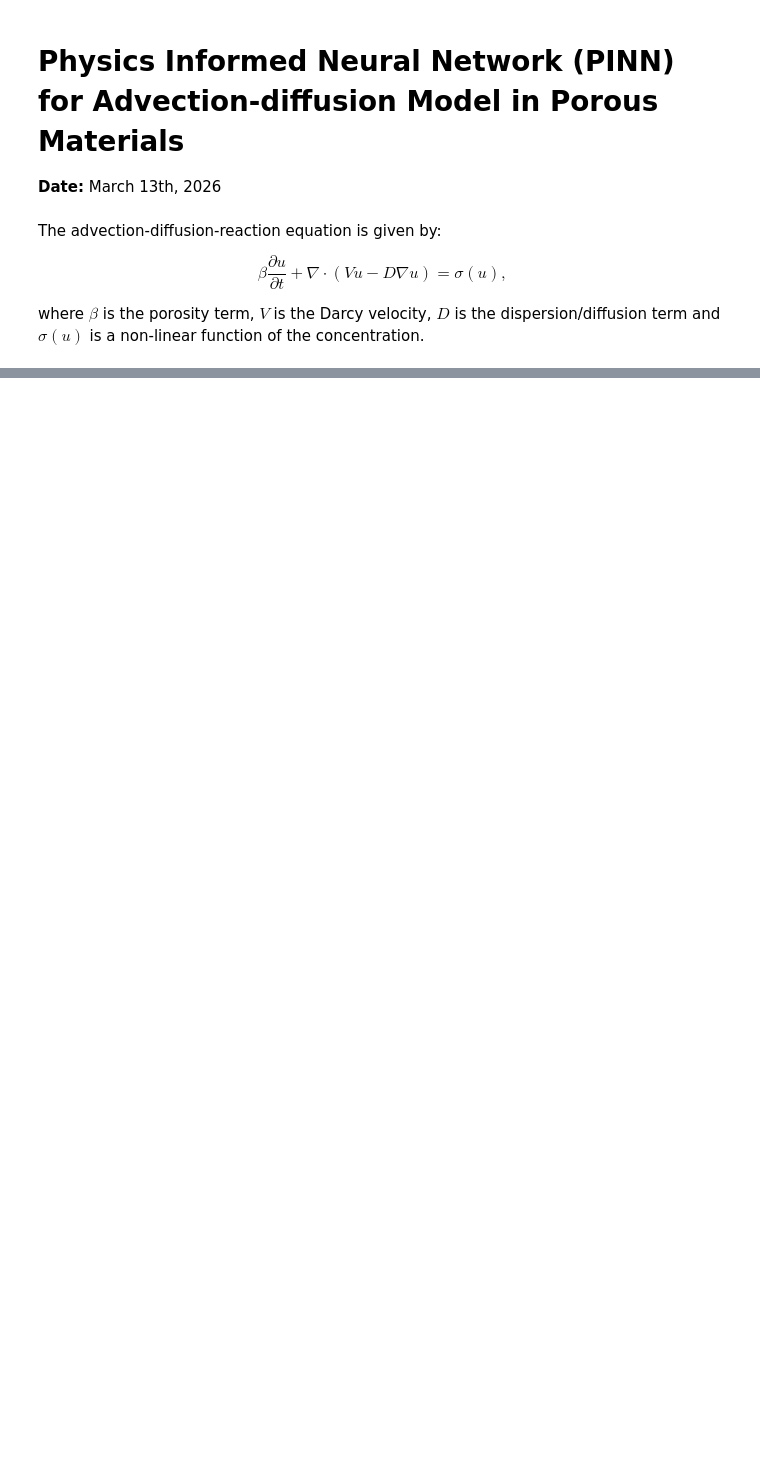
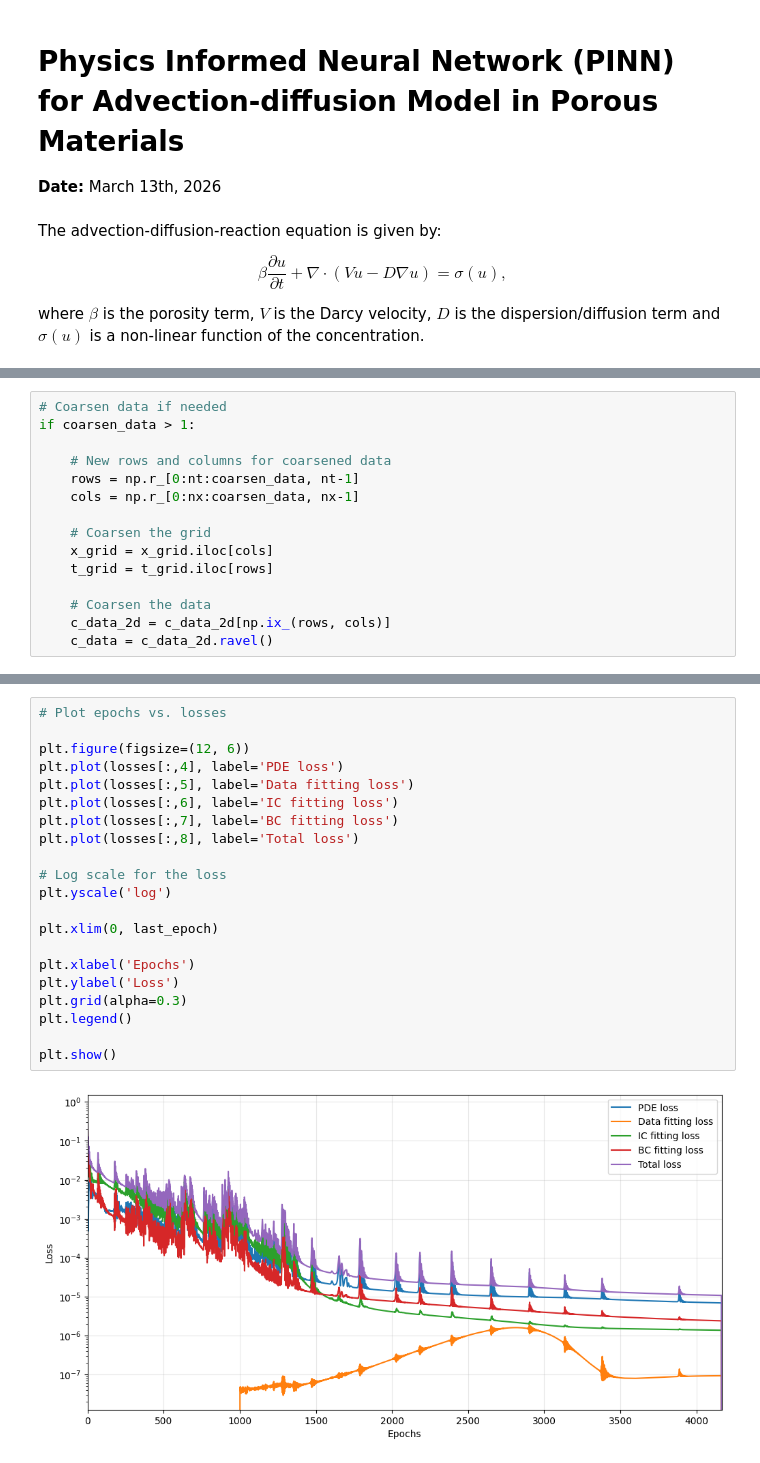
Before and after one commit to alanPalma25/Inverse-PINN-in-Porous-Media, a Jupyter notebook: ad_PINN.ipynb, the cells around one changed output, grey strips where cells are left out. Drawn from its saved outputs; the diff is of its cells as text; blank space fills up the shorter version.

```diff
--- a/ad_PINN.ipynb
+++ b/ad_PINN.ipynb
@@ -47,0 +100,15 @@ train_parameters_epochs = 1000 # Number of epochs to train the parameters
+# %%
+# Coarsen data if needed
+if coarsen_data > 1:
+
+    # New rows and columns for coarsened data
+    rows = np.r_[0:nt:coarsen_data, nt-1]
+    cols = np.r_[0:nx:coarsen_data, nx-1]
+
+    # Coarsen the grid
+    x_grid = x_grid.iloc[cols]
+    t_grid = t_grid.iloc[rows]
+
+    # Coarsen the data
+    c_data_2d = c_data_2d[np.ix_(rows, cols)]
+    c_data = c_data_2d.ravel()
@@ -47,0 +446,23 @@ train_parameters_epochs = 1000 # Number of epochs to train the parameters
+# %%
+# Plot epochs vs. losses
+
+plt.figure(figsize=(12, 6))
+plt.plot(losses[:,4], label='PDE loss')
+plt.plot(losses[:,5], label='Data fitting loss')
+plt.plot(losses[:,6], label='IC fitting loss')
+plt.plot(losses[:,7], label='BC fitting loss')
+plt.plot(losses[:,8], label='Total loss')
+
+# Log scale for the loss
+plt.yscale('log')
+
+plt.xlim(0, last_epoch)
+
+plt.xlabel('Epochs')
+plt.ylabel('Loss')
+plt.grid(alpha=0.3)
+plt.legend()
+
+plt.show()
+# %% [output]
+[figure, added]
```
Also changed, not shown: parts of 19 cells of this notebook, 34 other files.
